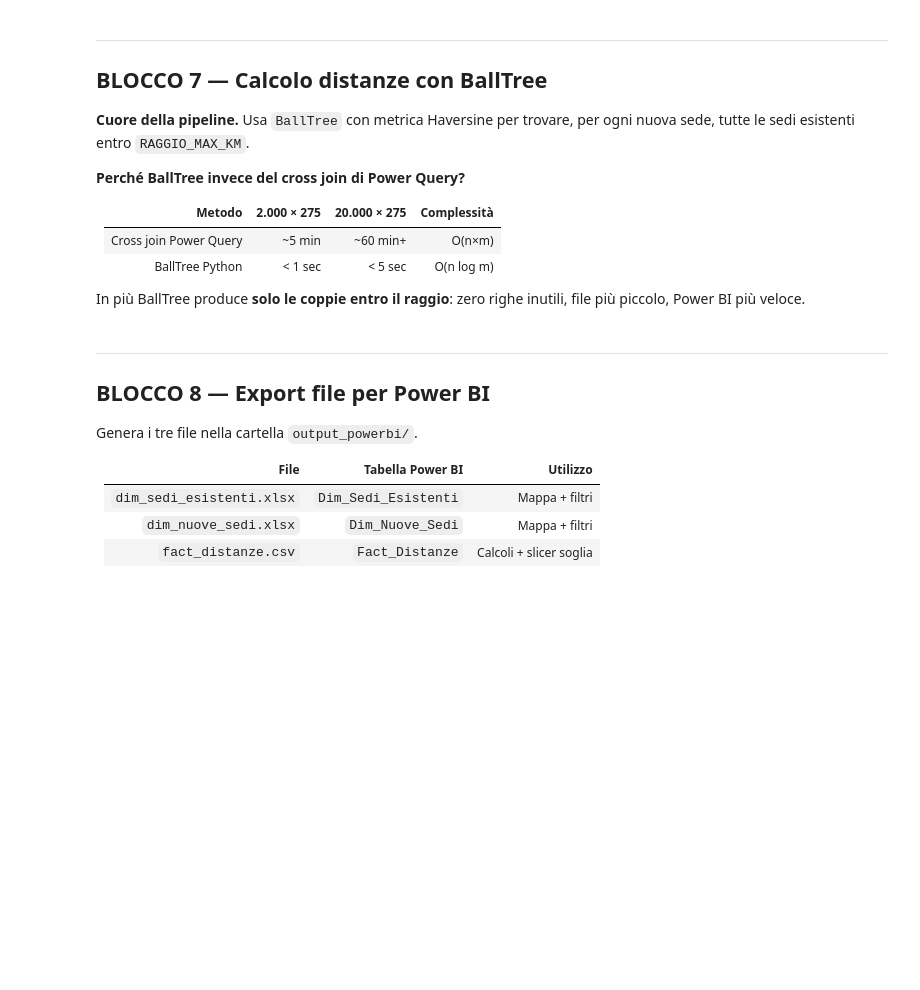
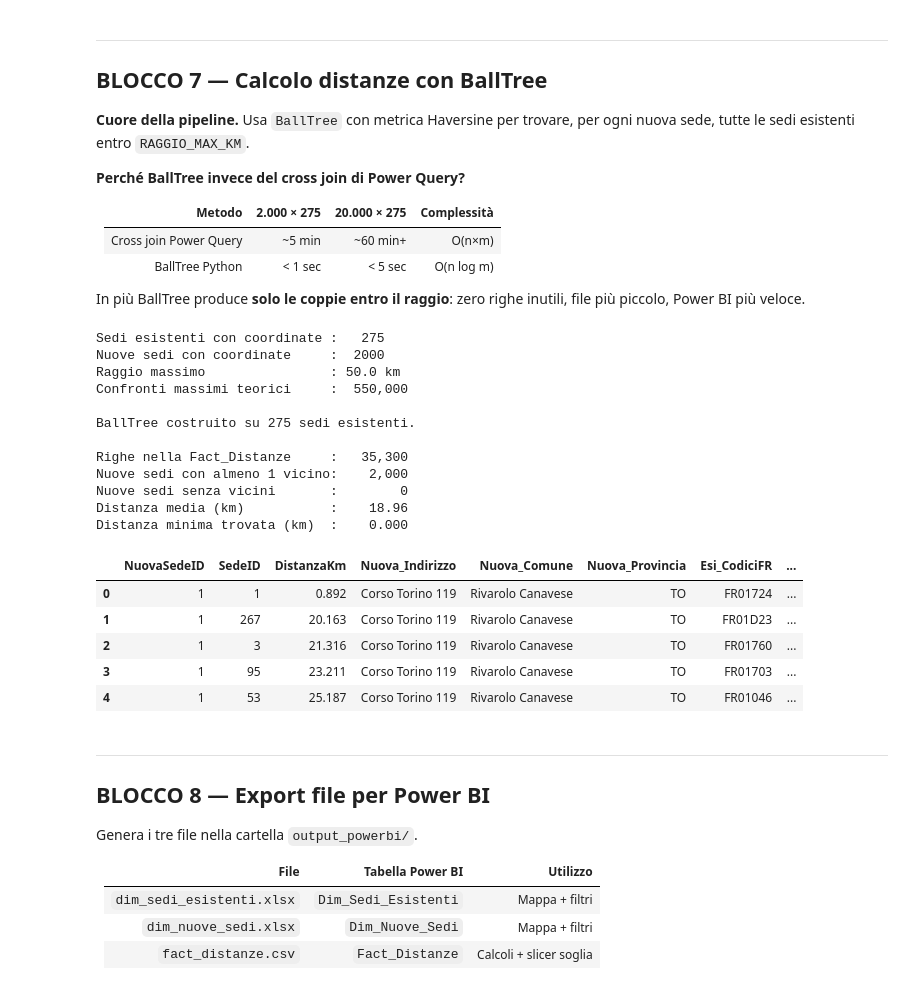
Before and after one commit to DavideOrienti99/Mappa, a Jupyter notebook: geocodifica_e_distanze.ipynb, the cells around one changed output. Saved outputs shown, nothing was run; the diff lists cells and outputs as text; code cells hidden in the pictures; blank space fills up the shorter version.

```diff
--- a/geocodifica_e_distanze.ipynb
+++ b/geocodifica_e_distanze.ipynb
@@ -74,7 +74,7 @@ SHEET_COPILOT    = "PUNTI FISICI"
 
 # Nuove sedi da confrontare
 # Cambia in "sedi_prova_2000.xlsx" per il volume grande
-FILE_NUOVE       = Path("sedi_prova.xlsx")
+FILE_NUOVE       = Path("sedi_prova_2000.xlsx")
 SHEET_NUOVE      = "Sedi"
 
 # ── File di OUTPUT ───────────────────────────────────────────
@@ -520,20 +520,20 @@ if col_mancanti:
     print(f"Colonne disponibili: {list(df_nuove_raw.columns)}")
 
 # Gestione coordinate già presenti (vari nomi possibili)
-_lat_aliases = ["Latitudine", "LAT", "lat", "latitude"]
-_lon_aliases = ["Longitudine", "LON", "lon", "longitude"]
+_lat_aliases = ["LAT","Latitudine", "lat", "latitude"]
+_lon_aliases = ["LON","Longitudine", "lon", "longitude"]
 col_lat_n = next((c for c in _lat_aliases if c in df_nuove_raw.columns), None)
 col_lon_n = next((c for c in _lon_aliases if c in df_nuove_raw.columns), None)
 
 if col_lat_n and col_lon_n:
-    df_nuove_raw["Latitudine"]  = pd.to_numeric(df_nuove_raw[col_lat_n],  errors="coerce")
-    df_nuove_raw["Longitudine"] = pd.to_numeric(df_nuove_raw[col_lon_n], errors="coerce")
-    if col_lat_n != "Latitudine":
+    df_nuove_raw["LAT"]  = pd.to_numeric(df_nuove_raw[col_lat_n],  errors="coerce")
+    df_nuove_raw["LON"] = pd.to_numeric(df_nuove_raw[col_lon_n], errors="coerce")
+    if col_lat_n != "LAT":
         df_nuove_raw.drop(columns=[col_lat_n, col_lon_n], errors="ignore", inplace=True)
     print(f"Coordinate trovate nel file ({col_lat_n}, {col_lon_n}).")
 else:
-    df_nuove_raw["Latitudine"]  = None
-    df_nuove_raw["Longitudine"] = None
+    df_nuove_raw["LAT"]  = None
+    df_nuove_raw["LON"] = None
     print("Coordinate non presenti. Verranno geocodificate nel Blocco 6.")
 
 df_nuove_raw.insert(0, "NuovaSedeID", range(1, len(df_nuove_raw) + 1))
@@ -542,6 +542,6 @@ df_nuove_raw["OrigineCoordinate"] = None
 df_nuove = df_nuove_raw.copy()
 
 print(f"\nNuove sedi caricate  : {len(df_nuove):>5}")
-print(f"Con coordinate       : {df_nuove['Latitudine'].notna().sum():>5}")
-print(f"Da geocodificare     : {df_nuove['Latitudine'].isna().sum():>5}")
-df_nuove[["NuovaSedeID","Indirizzo","Comune","Latitudine","Longitudine"]].head(5)
+print(f"Con coordinate       : {df_nuove['LAT'].notna().sum():>5}")
+print(f"Da geocodificare     : {df_nuove['LON'].isna().sum():>5}")
+df_nuove[["NuovaSedeID","Indirizzo","Comune","LAT","LON"]].head(5)
@@ -682,33 +757,57 @@ for pos_nuova, (idx_list, dist_list) in enumerate(zip(indices, distances)):
             "NuovaSedeID":       int(nuova_row["NuovaSedeID"]),
             "SedeID":            int(esi_row["SedeID"]),
             # Distanza arrotondata a 3 decimali
             "DistanzaKm":        round(dist_km, 3),
             # Campi nuova sede (per tooltip Power BI)
             "Nuova_Indirizzo":   nuova_row.get("Indirizzo", ""),
             "Nuova_Comune":      nuova_row.get("Comune", ""),
             "Nuova_Provincia":   nuova_row.get("Provincia", ""),
             # Campi sede esistente (per tooltip Power BI)
             "Esi_CodiciFR":      esi_row.get("Codici FR", ""),
             "Esi_CodiceAgenzia": esi_row.get("Codice Agenzia", ""),
             "Esi_Indirizzo":     esi_row.get("Indirizzo", ""),
             "Esi_Comune":        esi_row.get("Comune", ""),
             "Esi_Provincia":     esi_row.get("Provincia", ""),
             "Esi_Tipologia":     esi_row.get("Tipologia", ""),
             "Esi_StatoPDV":      esi_row.get("STATO PDV", ""),
+            # Coordinate per la mappa di destra
+            "Esi_Latitudine":   esi_row.get("Latitudine"),
+            "Esi_Longitudine":  esi_row.get("Longitudine"),
+            "Nuova_Latitudine": nuova_row.get("Latitudine"),
+            "Nuova_Longitudine":nuova_row.get("Longitudine"),
         })
 
 df_distanze = pd.DataFrame(righe)
 
 # ── 7e. Statistiche ──────────────────────────────────────────
 nuove_con_vicini = df_distanze["NuovaSedeID"].nunique() if len(df_distanze) > 0 else 0
 
 print(f"\nRighe nella Fact_Distanze     : {len(df_distanze):>8,}")
 print(f"Nuove sedi con almeno 1 vicino: {nuove_con_vicini:>8,}")
 print(f"Nuove sedi senza vicini       : {len(nuove_valide) - nuove_con_vicini:>8,}")
 if len(df_distanze) > 0:
     print(f"Distanza media (km)           : {df_distanze['DistanzaKm'].mean():>8.2f}")
     print(f"Distanza minima trovata (km)  : {df_distanze['DistanzaKm'].min():>8.3f}")
 df_distanze.head(5)
+# %% [output]
+Sedi esistenti con coordinate :   275
+Nuove sedi con coordinate     :  2000
+Raggio massimo                : 50.0 km
+Confronti massimi teorici     :  550,000
+
+BallTree costruito su 275 sedi esistenti.
+
+Righe nella Fact_Distanze     :   35,300
+Nuove sedi con almeno 1 vicino:    2,000
+Nuove sedi senza vicini       :        0
+Distanza media (km)           :    18.96
+Distanza minima trovata (km)  :    0.000
+|  | NuovaSedeID | SedeID | DistanzaKm | Nuova_Indirizzo | Nuova_Comune | Nuova_Provincia | Esi_CodiciFR | ... |
+| 0 | 1 | 1 | 0.892 | Corso Torino 119 | Rivarolo Canavese | TO | FR01724 | ... |
+| 1 | 1 | 267 | 20.163 | Corso Torino 119 | Rivarolo Canavese | TO | FR01D23 | ... |
+| 2 | 1 | 3 | 21.316 | Corso Torino 119 | Rivarolo Canavese | TO | FR01760 | ... |
+| 3 | 1 | 95 | 23.211 | Corso Torino 119 | Rivarolo Canavese | TO | FR01703 | ... |
+| 4 | 1 | 53 | 25.187 | Corso Torino 119 | Rivarolo Canavese | TO | FR01046 | ... |
 # %% [markdown]
 ---
 ## BLOCCO 8 — Export file per Power BI
```
Also changed, not shown: parts of 7 cells of this notebook, 7 other files.
